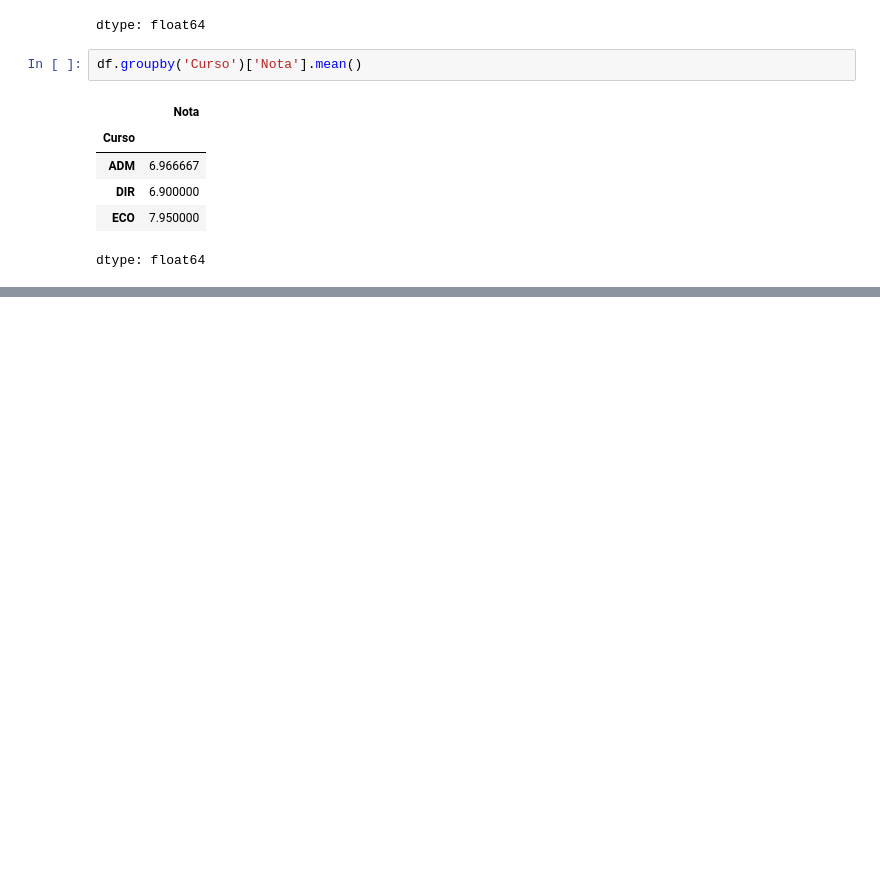
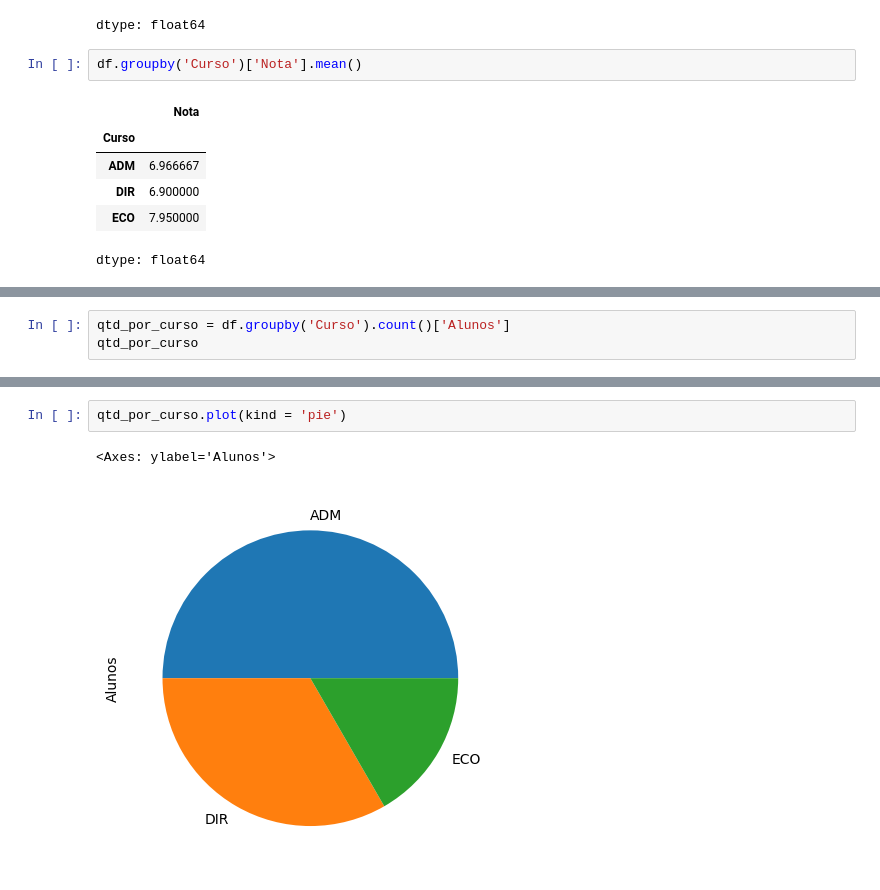
Before and after one commit to lpoggetto/aulas_machine_learning_FIAP, a Jupyter notebook: aula_1_ML_FIAP.ipynb, the cells around one changed output, grey strips where cells are left out. Saved outputs shown, nothing was run; the diff lists cells and outputs as text; blank space fills up the shorter version.

```diff
--- a/aula_1_ML_FIAP.ipynb
+++ b/aula_1_ML_FIAP.ipynb
@@ -50,0 +60,3 @@ dtype: float64
+# %%
+qtd_por_curso = df.groupby('Curso').count()['Alunos']
+qtd_por_curso
@@ -50,0 +70,5 @@ dtype: float64
+# %%
+qtd_por_curso.plot(kind = 'pie')
+# %% [output]
+<Axes: ylabel='Alunos'>
+[figure, added]
```
Also changed, not shown: parts of 15 cells of this notebook.
